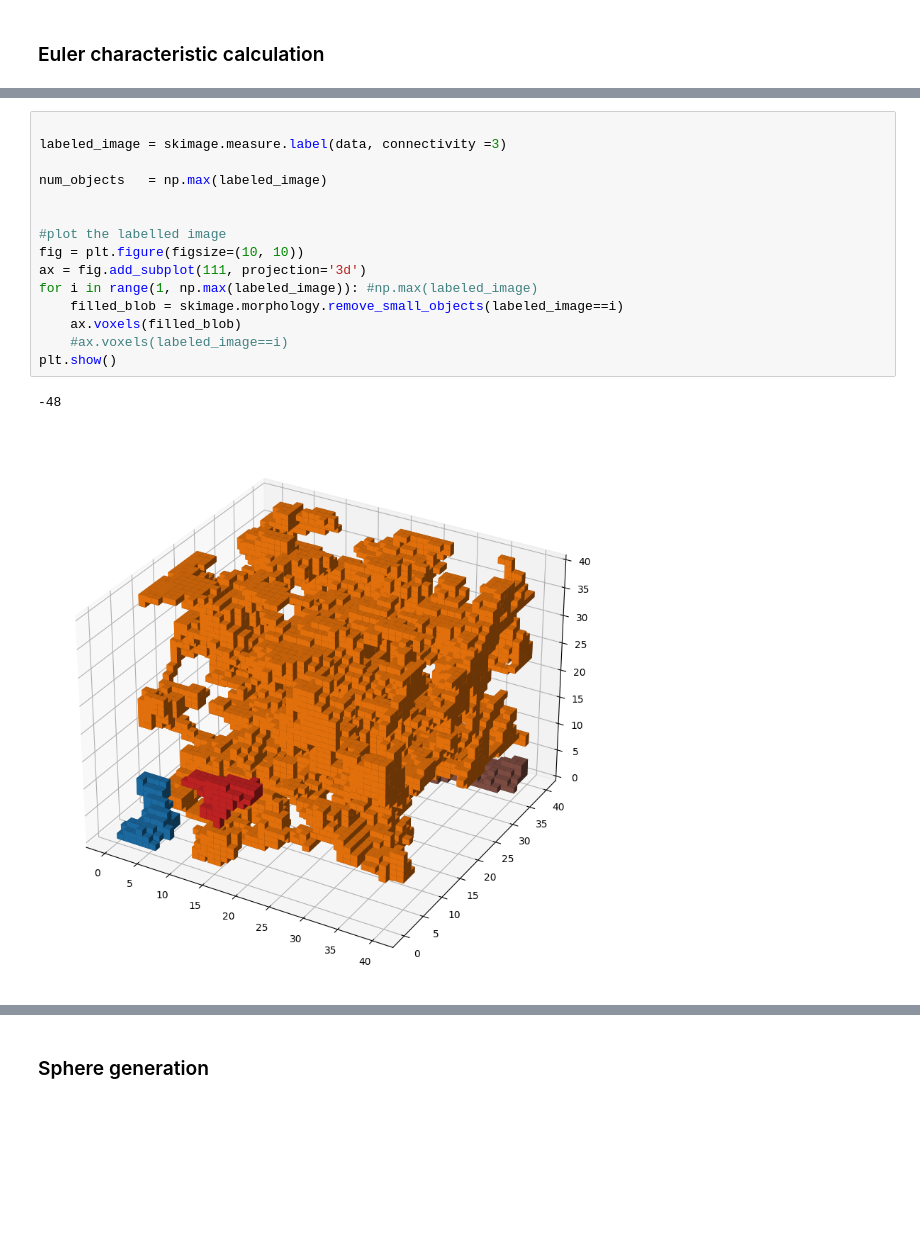
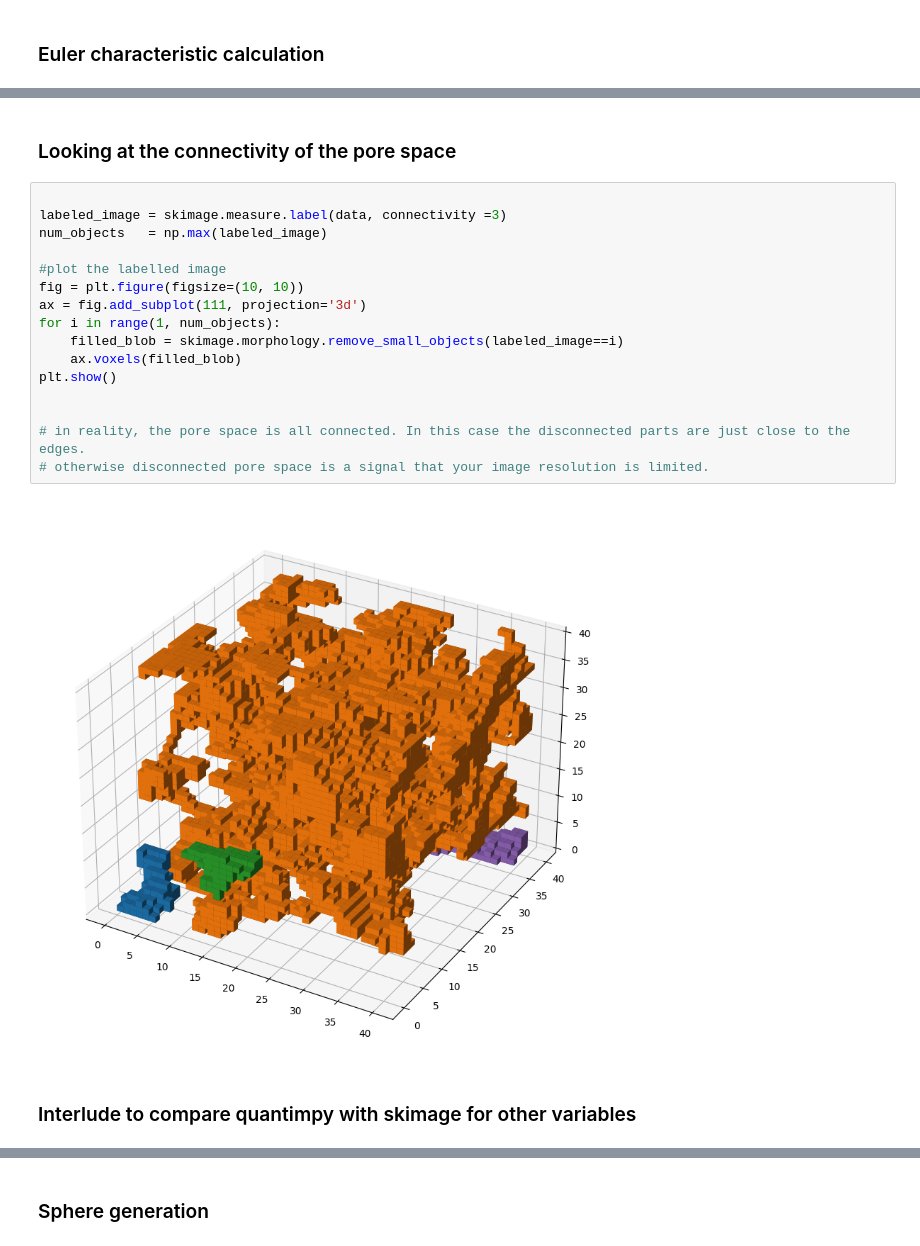
Before and after one commit to cspurin/quantification_porescale_images, a Jupyter notebook: interpore_lecture2_material.ipynb, the cells around one changed output, grey strips where cells are left out. Cells and saved outputs as stored; diff of their text form; blank space fills up the shorter version.

```diff
--- a/interpore_lecture2_material.ipynb
+++ b/interpore_lecture2_material.ipynb
@@ -168,18 +177,22 @@ print(Euler)
+# %% [markdown]
+### Looking at the connectivity of the pore space
 # %%
 
 labeled_image = skimage.measure.label(data, connectivity =3)
-
 num_objects   = np.max(labeled_image)
-
 
 #plot the labelled image
 fig = plt.figure(figsize=(10, 10))
 ax = fig.add_subplot(111, projection='3d')
-for i in range(1, np.max(labeled_image)): #np.max(labeled_image)
+for i in range(1, num_objects):
     filled_blob = skimage.morphology.remove_small_objects(labeled_image==i)
     ax.voxels(filled_blob)
-    #ax.voxels(labeled_image==i)
 plt.show()
+
+
+# in reality, the pore space is all connected. In this case the disconnected parts are just close to the edges.
+# otherwise disconnected pore space is a signal that your image resolution is limited.
 # %% [output]
--48
-[figure, old version]
+[figure, new version]
+# %% [markdown]
+### Interlude to compare quantimpy with skimage for other variables
```
Also changed, not shown: parts of 7 cells of this notebook.
